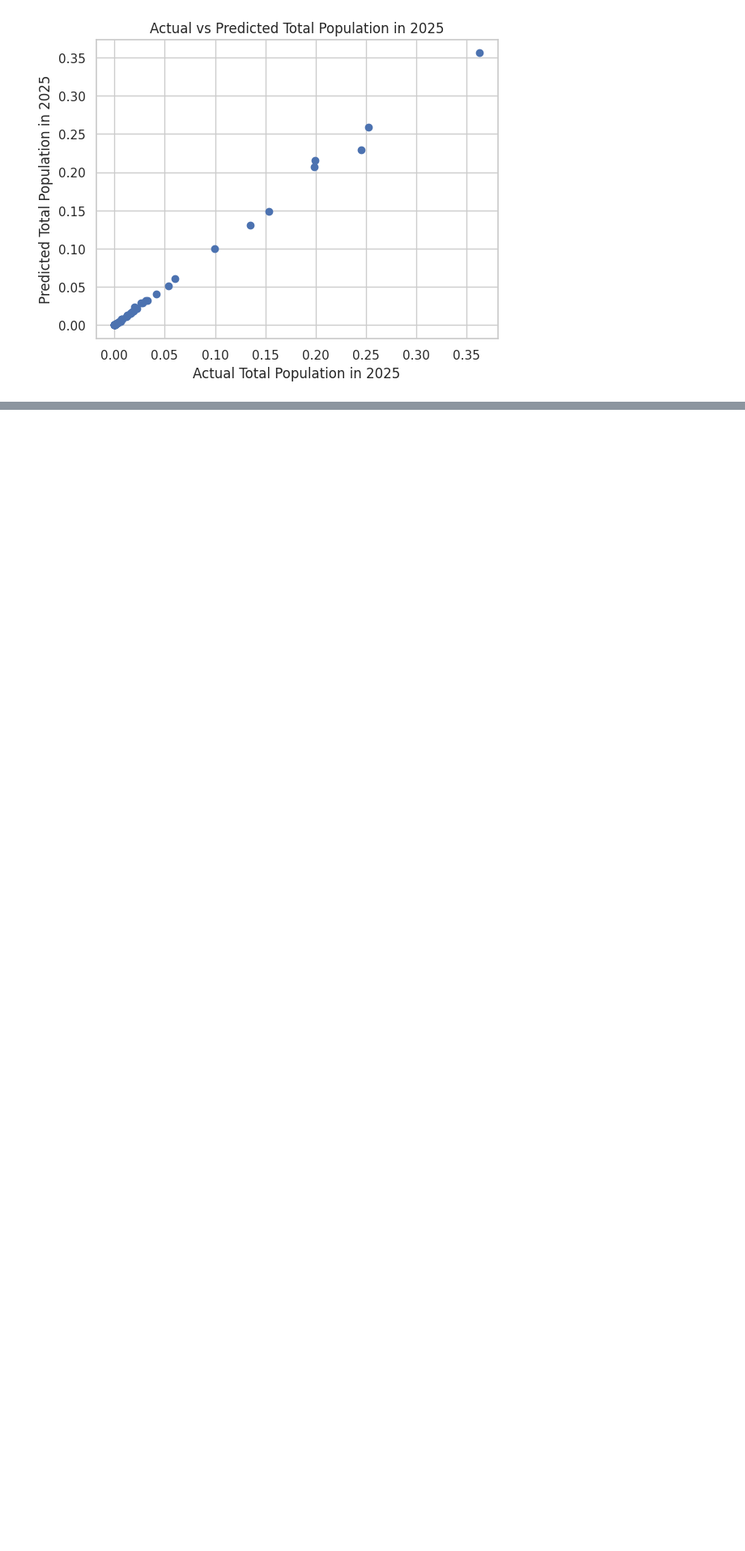
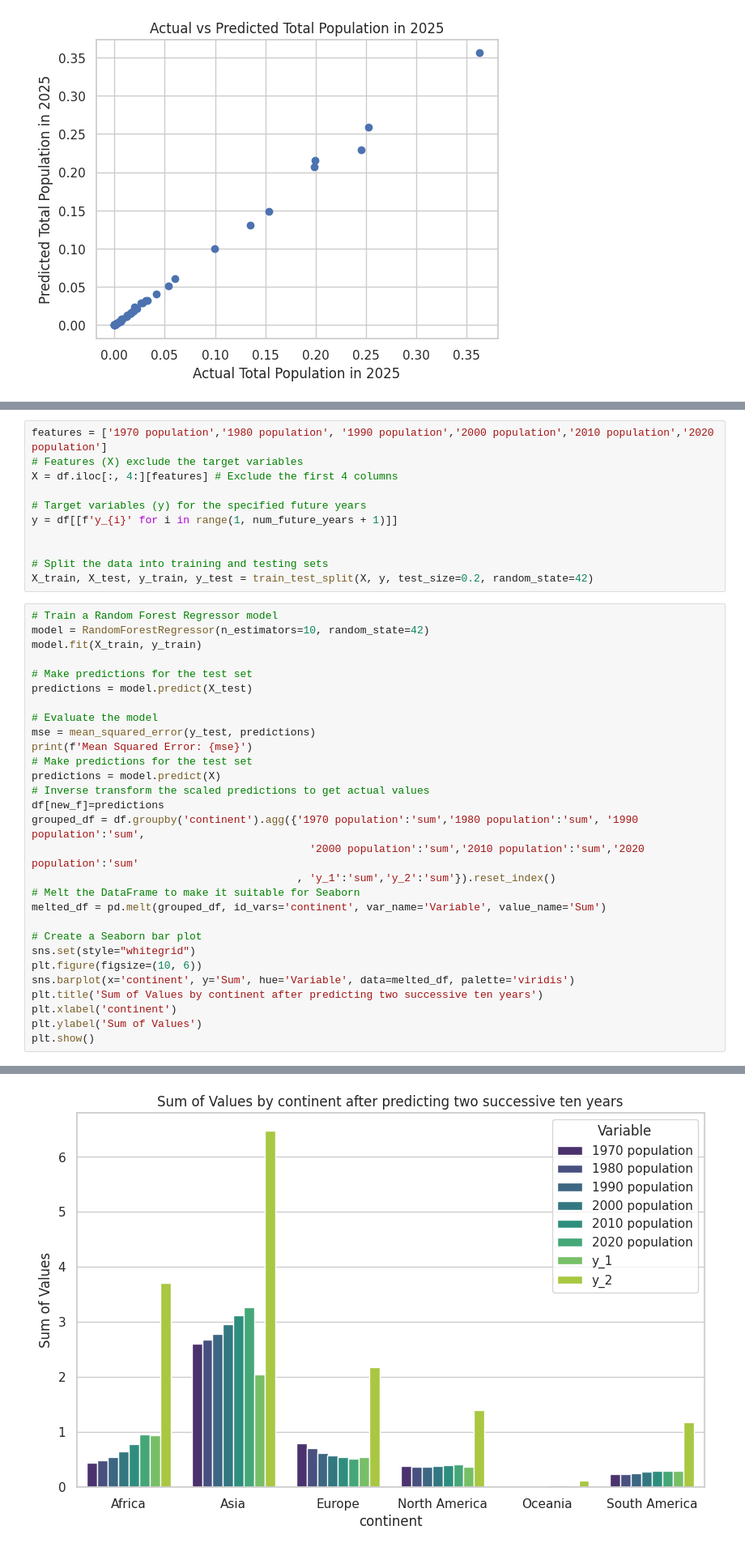
Before and after one commit to Soha85/MyKaggle, a Jupyter notebook: world-data-population-eda-and-prediction.ipynb, the cells around one changed output, grey strips where cells are left out. Shown at 81% size. Saved outputs shown, nothing was run; the diff lists cells and outputs as text; blank space fills up the shorter version.

Commit message:
Kaggle Notebook | World Data Population EDA and Prediction | Version 16

```diff
--- a/world-data-population-eda-and-prediction.ipynb
+++ b/world-data-population-eda-and-prediction.ipynb
@@ -350,0 +353,41 @@ plt.show()
+# %%
+features = ['1970 population','1980 population', '1990 population','2000 population','2010 population','2020 population']
+# Features (X) exclude the target variables
+X = df.iloc[:, 4:][features] # Exclude the first 4 columns
+
+# Target variables (y) for the specified future years
+y = df[[f'y_{i}' for i in range(1, num_future_years + 1)]]
+
+
+# Split the data into training and testing sets
+X_train, X_test, y_train, y_test = train_test_split(X, y, test_size=0.2, random_state=42)
+# %%
+# Train a Random Forest Regressor model
+model = RandomForestRegressor(n_estimators=10, random_state=42)
+model.fit(X_train, y_train)
+
+# Make predictions for the test set
+predictions = model.predict(X_test)
+
+# Evaluate the model
+mse = mean_squared_error(y_test, predictions)
+print(f'Mean Squared Error: {mse}')
+# Make predictions for the test set
+predictions = model.predict(X)
+# Inverse transform the scaled predictions to get actual values
+df[new_f]=predictions
+grouped_df = df.groupby('continent').agg({'1970 population':'sum','1980 population':'sum', '1990 population':'sum',
+                                            '2000 population':'sum','2010 population':'sum','2020 population':'sum'
+                                          , 'y_1':'sum','y_2':'sum'}).reset_index()
+# Melt the DataFrame to make it suitable for Seaborn
+melted_df = pd.melt(grouped_df, id_vars='continent', var_name='Variable', value_name='Sum')
+
+# Create a Seaborn bar plot
+sns.set(style="whitegrid")
+plt.figure(figsize=(10, 6))
+sns.barplot(x='continent', y='Sum', hue='Variable', data=melted_df, palette='viridis')
+plt.title('Sum of Values by continent after predicting two successive ten years')
+plt.xlabel('continent')
+plt.ylabel('Sum of Values')
+plt.show()
+# %% [output]
@@ -350,0 +395 @@ plt.show()
+[figure, added]
```
Also changed, not shown: parts of 3 cells of this notebook.
